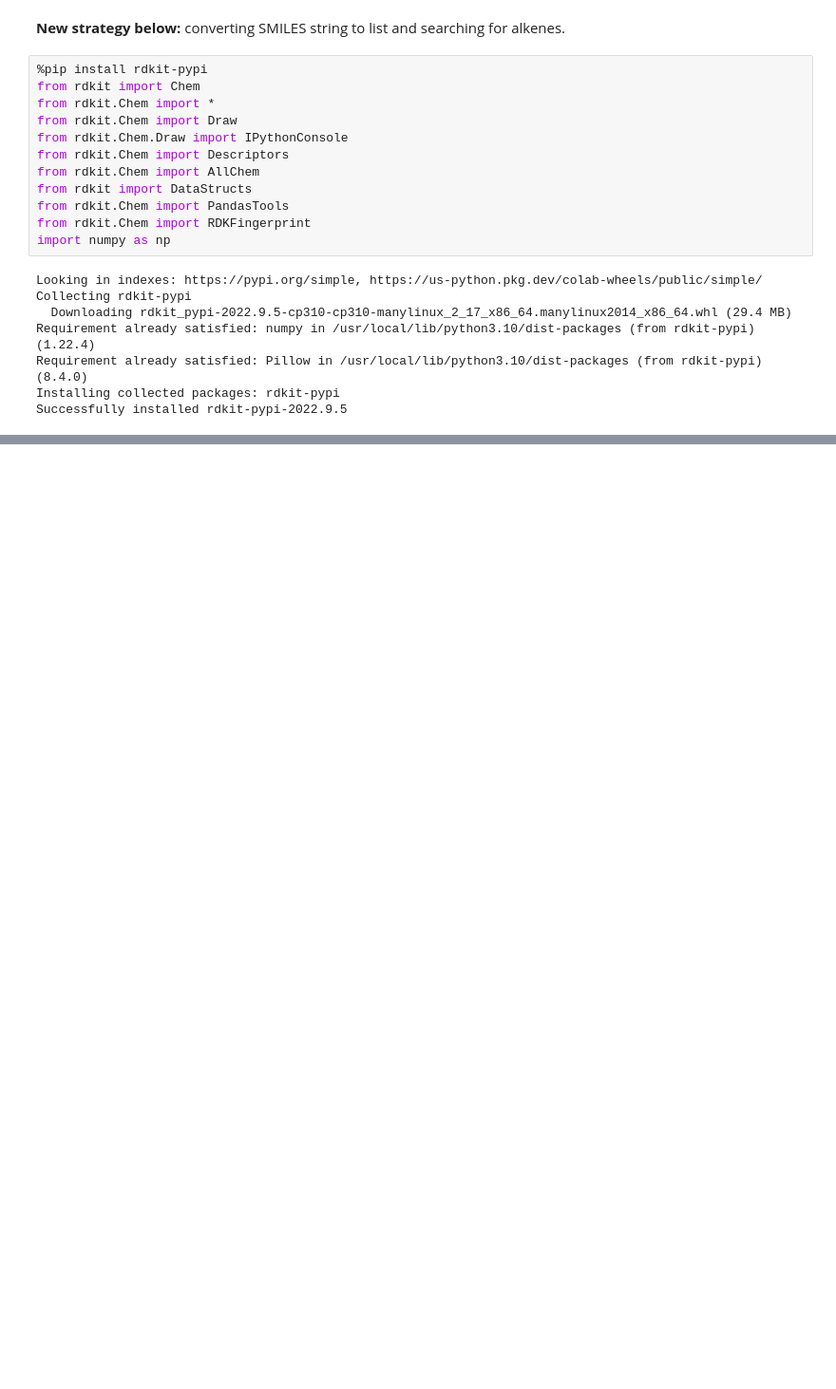
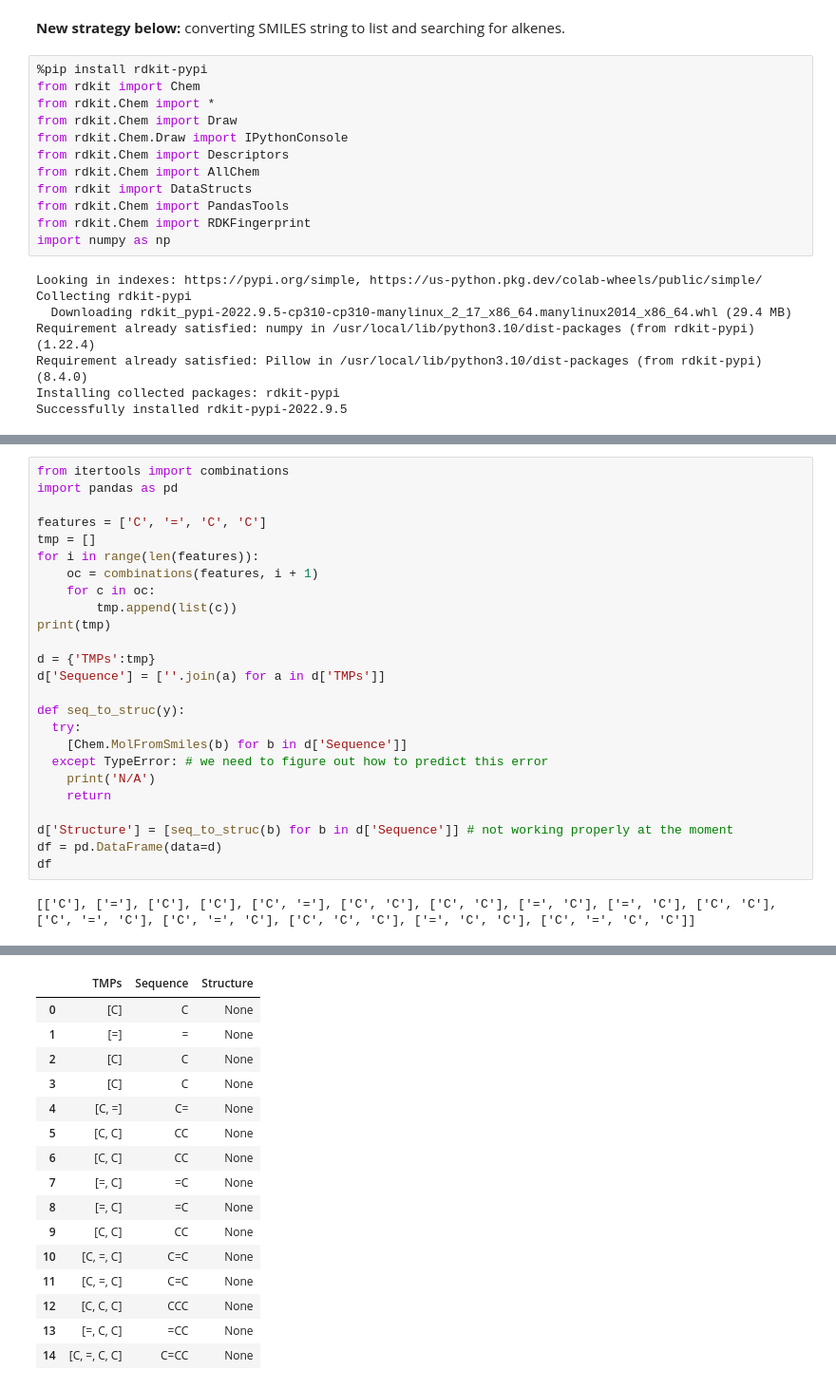
Before and after one commit to liam-haas/CLPS0950_FinalProject, a Jupyter notebook: Project_Testbed.ipynb, the cells around one changed output, grey strips where cells are left out. Shown: that part at 95% size. Saved outputs shown, nothing was run; the diff lists cells and outputs as text; blank space fills up the shorter version.

```diff
--- a/Project_Testbed.ipynb
+++ b/Project_Testbed.ipynb
@@ -152,0 +217,27 @@ react(A)
+# %%
+from itertools import combinations
+import pandas as pd
+
+features = ['C', '=', 'C', 'C']
+tmp = []
+for i in range(len(features)):
+    oc = combinations(features, i + 1)
+    for c in oc:
+        tmp.append(list(c))
+print(tmp)
+
+d = {'TMPs':tmp}
+d['Sequence'] = [''.join(a) for a in d['TMPs']]
+
+def seq_to_struc(y):
+  try:
+    [Chem.MolFromSmiles(b) for b in d['Sequence']]
+  except TypeError: # we need to figure out how to predict this error
+    print('N/A')
+    return
+
+d['Structure'] = [seq_to_struc(b) for b in d['Sequence']] # not working properly at the moment
+df = pd.DataFrame(data=d)
+df
+# %% [output]
+[['C'], ['='], ['C'], ['C'], ['C', '='], ['C', 'C'], ['C', 'C'], ['=', 'C'], ['=', 'C'], ['C', 'C'], ['C', '=', 'C'], ['C', '=', 'C'], ['C', 'C', 'C'], ['=', 'C', 'C'], ['C', '=', 'C', 'C']]
@@ -152,0 +261,16 @@ react(A)
+|  | TMPs | Sequence | Structure |
+| 0 | [C] | C | None |
+| 1 | [=] | = | None |
+| 2 | [C] | C | None |
+| 3 | [C] | C | None |
+| 4 | [C, =] | C= | None |
+| 5 | [C, C] | CC | None |
+| 6 | [C, C] | CC | None |
+| 7 | [=, C] | =C | None |
+| 8 | [=, C] | =C | None |
+| 9 | [C, C] | CC | None |
+| 10 | [C, =, C] | C=C | None |
+| 11 | [C, =, C] | C=C | None |
+| 12 | [C, C, C] | CCC | None |
+| 13 | [=, C, C] | =CC | None |
+| 14 | [C, =, C, C] | C=CC | None |
```
Also changed, not shown: parts of 6 cells of this notebook.
